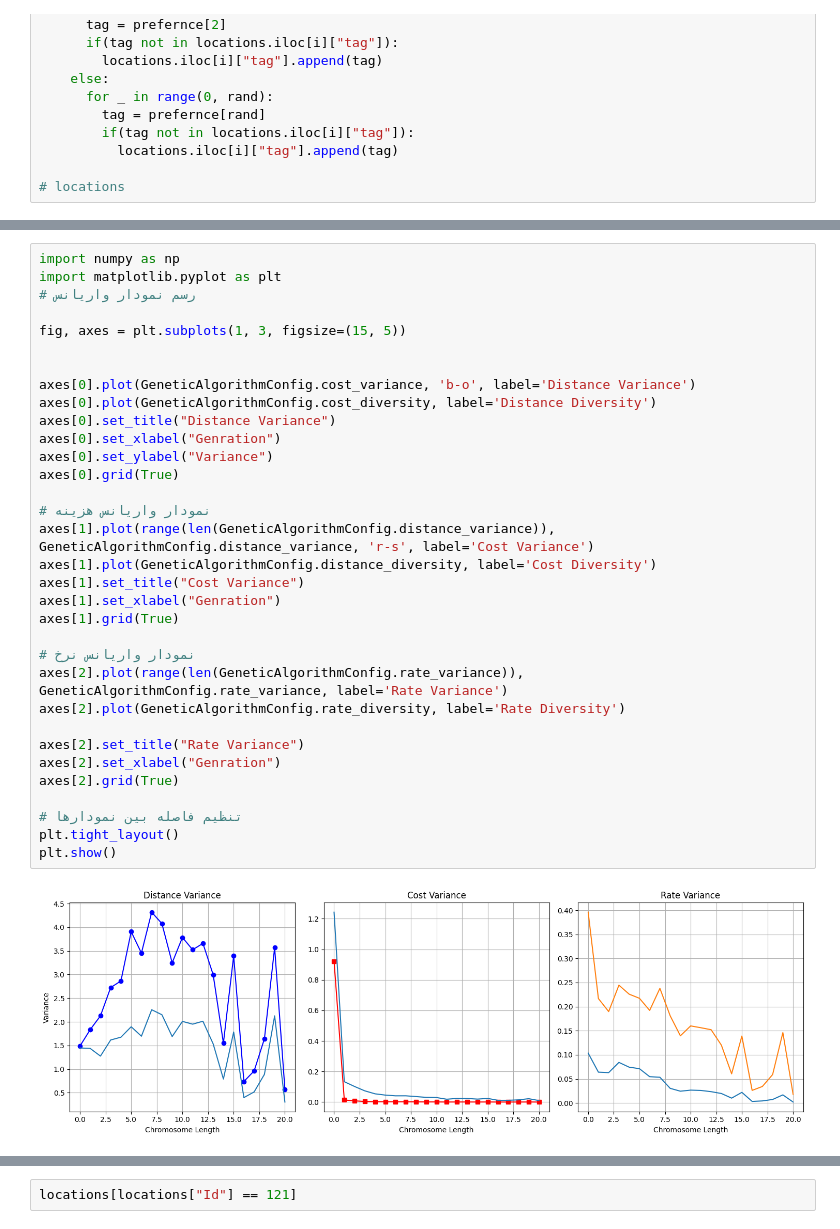
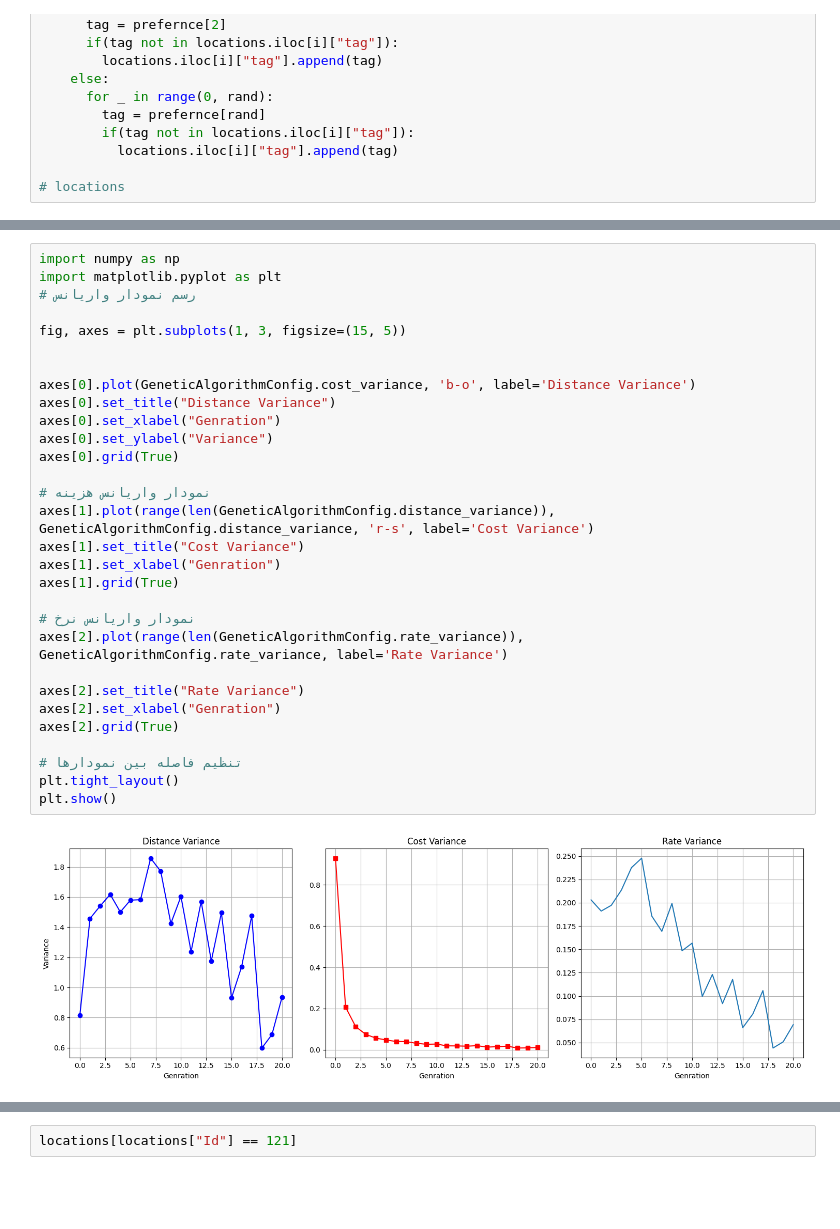
Before and after one commit to hosngholami/RecommenderSystem, a Jupyter notebook: RecommenderSystem.ipynb, the cells around one changed output, grey strips where cells are left out. Drawn from its saved outputs; the diff is of its cells as text; blank space fills up the shorter version.

```diff
--- a/RecommenderSystem.ipynb
+++ b/RecommenderSystem.ipynb
@@ -1136,37 +1133,34 @@ plt.show()
 import numpy as np
 import matplotlib.pyplot as plt
 # رسم نمودار واریانس
 
 fig, axes = plt.subplots(1, 3, figsize=(15, 5))
 
 
 axes[0].plot(GeneticAlgorithmConfig.cost_variance, 'b-o', label='Distance Variance')
-axes[0].plot(GeneticAlgorithmConfig.cost_diversity, label='Distance Diversity')
 axes[0].set_title("Distance Variance")
 axes[0].set_xlabel("Genration")
 axes[0].set_ylabel("Variance")
 axes[0].grid(True)
 
 # نمودار واریانس هزینه
 axes[1].plot(range(len(GeneticAlgorithmConfig.distance_variance)), GeneticAlgorithmConfig.distance_variance, 'r-s', label='Cost Variance')
-axes[1].plot(GeneticAlgorithmConfig.distance_diversity, label='Cost Diversity')
 axes[1].set_title("Cost Variance")
 axes[1].set_xlabel("Genration")
 axes[1].grid(True)
 
 # نمودار واریانس نرخ
 axes[2].plot(range(len(GeneticAlgorithmConfig.rate_variance)), GeneticAlgorithmConfig.rate_variance, label='Rate Variance')
-axes[2].plot(GeneticAlgorithmConfig.rate_diversity, label='Rate Diversity')
 
 axes[2].set_title("Rate Variance")
 axes[2].set_xlabel("Genration")
 axes[2].grid(True)
 
 # تنظیم فاصله بین نمودارها
 plt.tight_layout()
 plt.show()
 # %% [output]
-[figure, old version]
+[figure, new version]
 # %%
 import numpy as np
 import matplotlib.pyplot as plt
```
Also changed, not shown: parts of 8 cells of this notebook.
